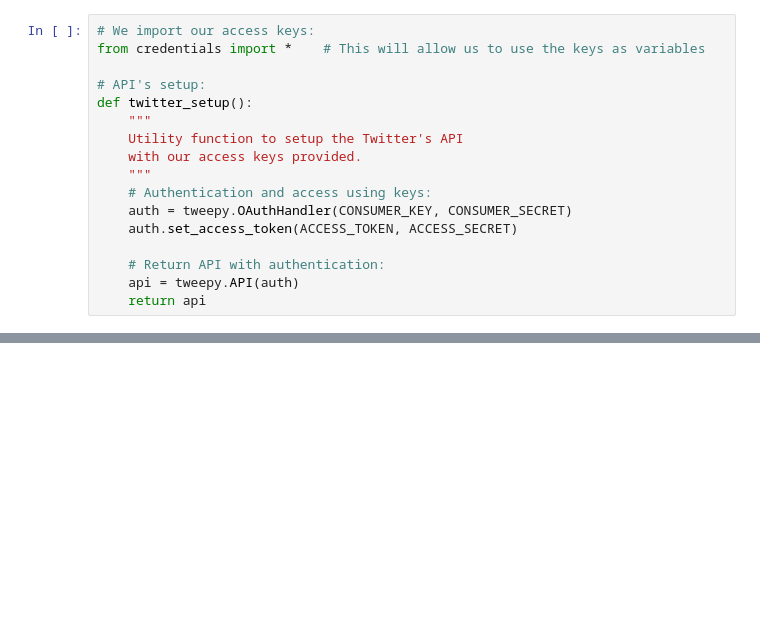
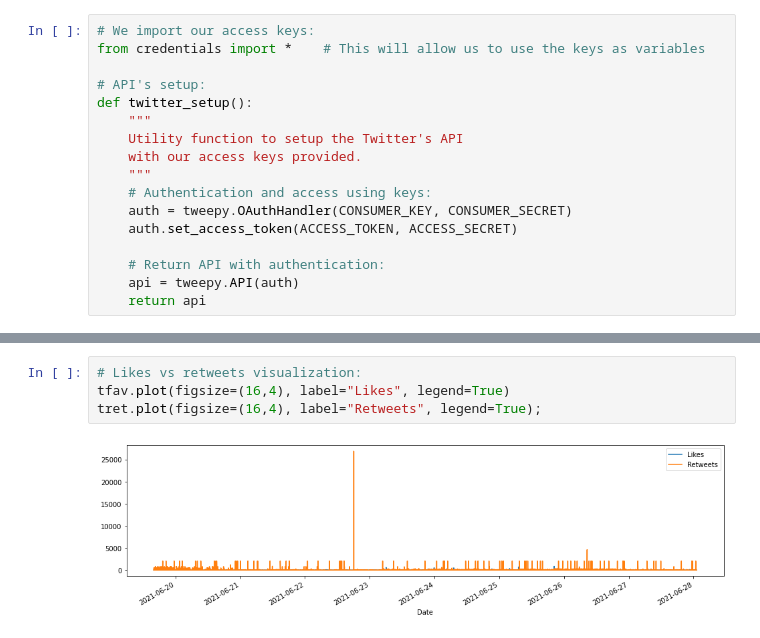
Before and after one commit to alex-anhvuong/data-analysis-python, a Jupyter notebook: Twitter_sentiment_analysis.ipynb, the cells around one changed output, grey strips where cells are left out. Cells and saved outputs as stored; diff of their text form; blank space fills up the shorter version.

```diff
--- a/Twitter_sentiment_analysis.ipynb
+++ b/Twitter_sentiment_analysis.ipynb
@@ -45,0 +221,6 @@ def twitter_setup():
+# %%
+# Likes vs retweets visualization:
+tfav.plot(figsize=(16,4), label="Likes", legend=True)
+tret.plot(figsize=(16,4), label="Retweets", legend=True);
+# %% [output]
+[figure, added]
```
Also changed, not shown: parts of 25 cells of this notebook.
